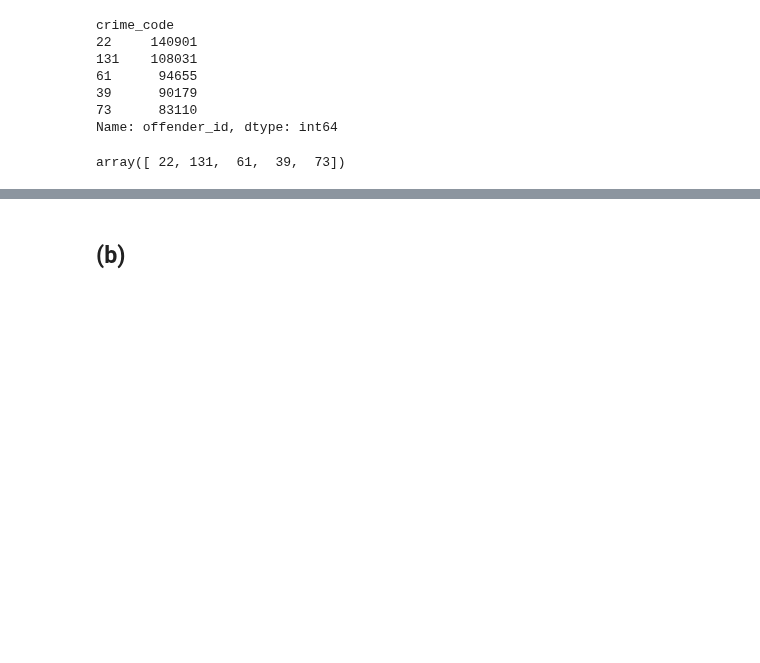
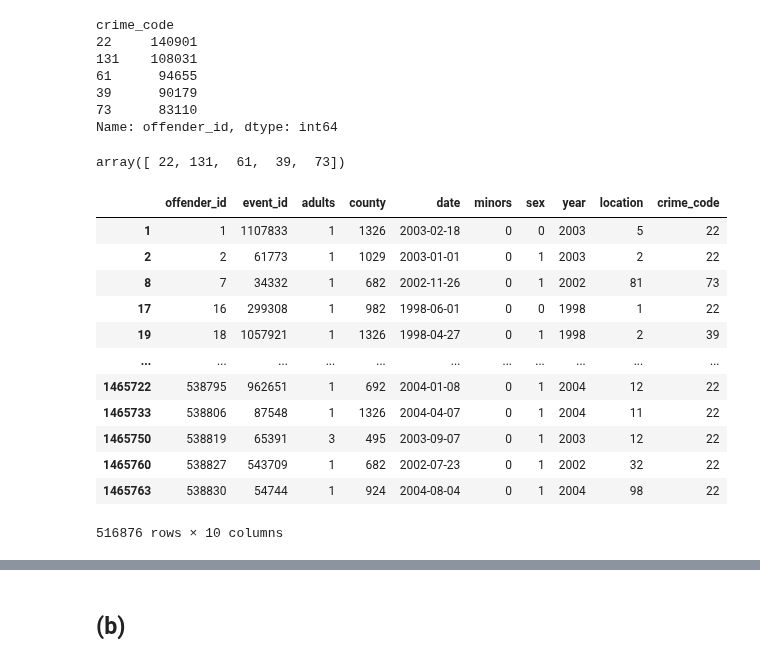
Before and after one commit to pipeton8/6.439-stats-comp-applications, a Jupyter notebook: Assignments/4 - Networks/6.439 - Problem Set 4.ipynb, the cells around one changed output, grey strips where cells are left out. Cells and saved outputs as stored; diff of their text form; code cells hidden in the pictures; blank space fills up the shorter version.

```diff
--- a/Assignments/4 - Networks/6.439 - Problem Set 4.ipynb
+++ b/Assignments/4 - Networks/6.439 - Problem Set 4.ipynb
@@ -205,3 +204,19 @@ most_offenders
 # %% [output]
 array([ 22, 131,  61,  39,  73])
+# %%
+co_off[co_off['crime_code'].isin(most_offenders)]
+# %% [output]
+|  | offender_id | event_id | adults | county | date | minors | sex | year | location | crime_code |
+| 1 | 1 | 1107833 | 1 | 1326 | 2003-02-18 | 0 | 0 | 2003 | 5 | 22 |
+| 2 | 2 | 61773 | 1 | 1029 | 2003-01-01 | 0 | 1 | 2003 | 2 | 22 |
+| 8 | 7 | 34332 | 1 | 682 | 2002-11-26 | 0 | 1 | 2002 | 81 | 73 |
+| 17 | 16 | 299308 | 1 | 982 | 1998-06-01 | 0 | 0 | 1998 | 1 | 22 |
+| 19 | 18 | 1057921 | 1 | 1326 | 1998-04-27 | 0 | 1 | 1998 | 2 | 39 |
+| ... | ... | ... | ... | ... | ... | ... | ... | ... | ... | ... |
+| 1465722 | 538795 | 962651 | 1 | 692 | 2004-01-08 | 0 | 1 | 2004 | 12 | 22 |
+| 1465733 | 538806 | 87548 | 1 | 1326 | 2004-04-07 | 0 | 1 | 2004 | 11 | 22 |
+| 1465750 | 538819 | 65391 | 3 | 495 | 2003-09-07 | 0 | 1 | 2003 | 12 | 22 |
+| 1465760 | 538827 | 543709 | 1 | 682 | 2002-07-23 | 0 | 1 | 2002 | 32 | 22 |
+| 1465763 | 538830 | 54744 | 1 | 924 | 2004-08-04 | 0 | 1 | 2004 | 98 | 22 |
+516876 rows × 10 columns
 # %%
```
Also changed, not shown: parts of 4 cells of this notebook.
